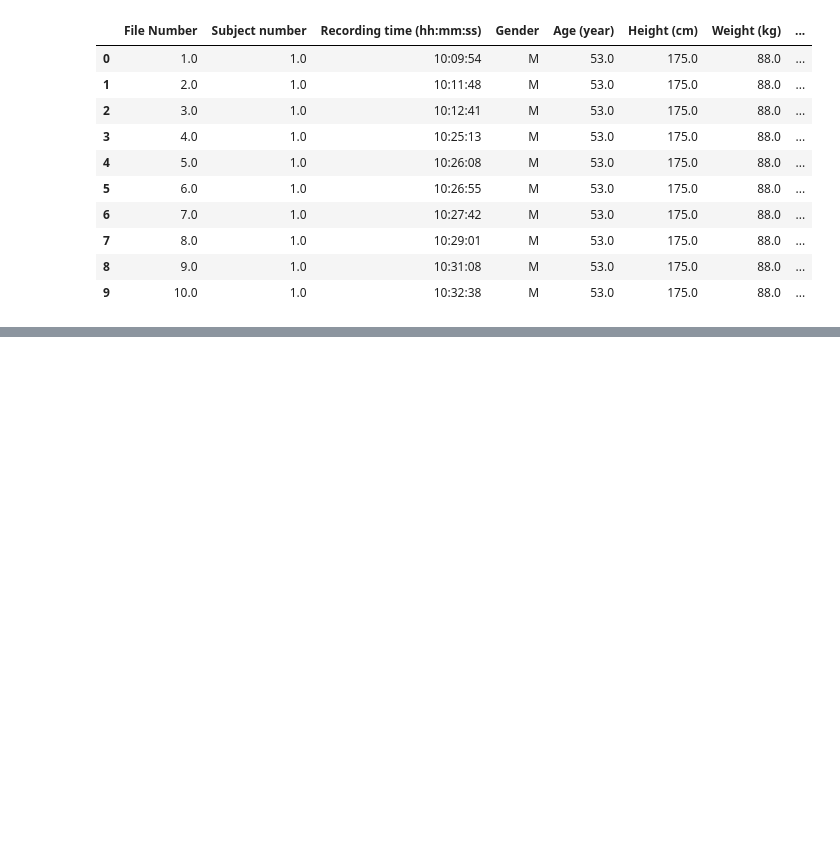
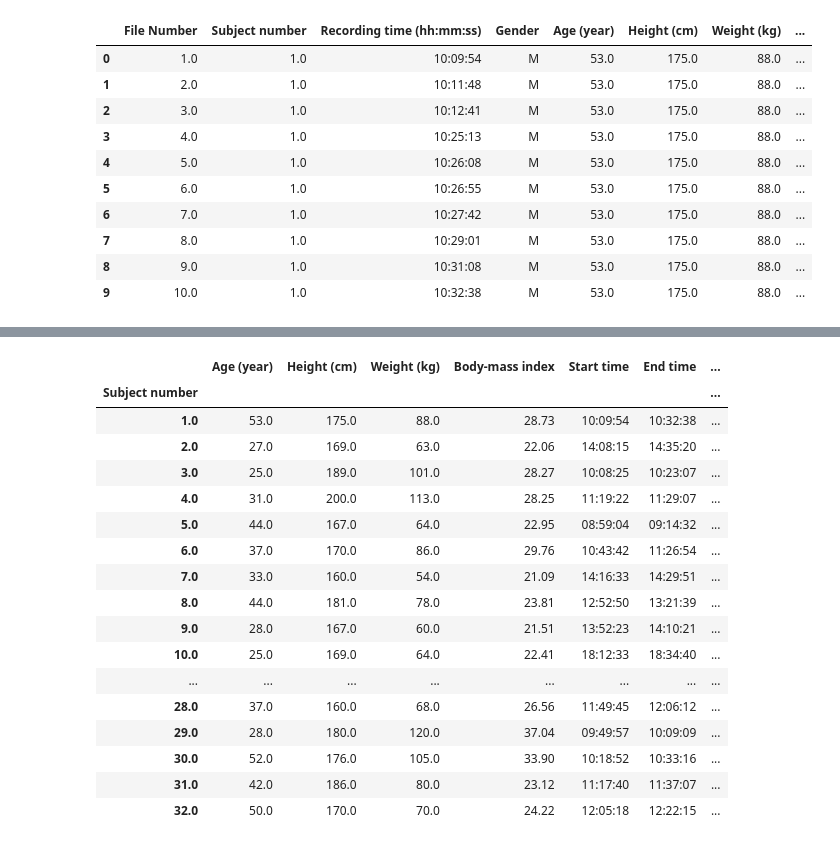
Before and after one commit to Henry7755/ProJect64, a Jupyter notebook: src/demographics.ipynb, the cells around one changed output, grey strips where cells are left out. Cells and saved outputs as stored; diff of their text form; code cells hidden in the pictures; blank space fills up the shorter version.

```diff
--- a/src/demographics.ipynb
+++ b/src/demographics.ipynb
@@ -269,0 +247,9 @@ heart_rate_distr
+# %%
+subject_info = df[["Subject number","Age (year)","Height (cm)","Weight (kg)","Body-mass index"]]
+
+# Drop duplicates so each subject appears only once
+unique_subject_info = subject_info.drop_duplicates(subset=["Subject number"])
+
+# (Optional) Set subject as index
+unique_subject_info.set_index("Subject number", inplace=True)
+unique_subject_info
@@ -269,0 +275,27 @@ heart_rate_distr
+# %%
+new_df = unique_subject_info.join(duration_df.set_index("Subject number"), on="Subject number", how="inner")
+mean_series = heart_rate_distr["mean"]
+mean_df = mean_series.unstack("Before (B)  / after (A) activity")
+mean_df = mean_df.reset_index()
+mean_df.columns = ['Subject number', 'heart_rate_Before', 'heart_rate_After']
+new_df = new_df.join(mean_df.set_index("Subject number"), on="Subject number", how="left")
+new_df
+# %% [output]
+|  | Age (year) | Height (cm) | Weight (kg) | Body-mass index | Start time | End time | ... |
+| Subject number |  |  |  |  |  |  | ... |
+| 1.0 | 53.0 | 175.0 | 88.0 | 28.73 | 10:09:54 | 10:32:38 | ... |
+| 2.0 | 27.0 | 169.0 | 63.0 | 22.06 | 14:08:15 | 14:35:20 | ... |
+| 3.0 | 25.0 | 189.0 | 101.0 | 28.27 | 10:08:25 | 10:23:07 | ... |
+| 4.0 | 31.0 | 200.0 | 113.0 | 28.25 | 11:19:22 | 11:29:07 | ... |
+| 5.0 | 44.0 | 167.0 | 64.0 | 22.95 | 08:59:04 | 09:14:32 | ... |
+| 6.0 | 37.0 | 170.0 | 86.0 | 29.76 | 10:43:42 | 11:26:54 | ... |
+| 7.0 | 33.0 | 160.0 | 54.0 | 21.09 | 14:16:33 | 14:29:51 | ... |
+| 8.0 | 44.0 | 181.0 | 78.0 | 23.81 | 12:52:50 | 13:21:39 | ... |
+| 9.0 | 28.0 | 167.0 | 60.0 | 21.51 | 13:52:23 | 14:10:21 | ... |
+| 10.0 | 25.0 | 169.0 | 64.0 | 22.41 | 18:12:33 | 18:34:40 | ... |
+| ... | ... | ... | ... | ... | ... | ... | ... |
+| 28.0 | 37.0 | 160.0 | 68.0 | 26.56 | 11:49:45 | 12:06:12 | ... |
+| 29.0 | 28.0 | 180.0 | 120.0 | 37.04 | 09:49:57 | 10:09:09 | ... |
+| 30.0 | 52.0 | 176.0 | 105.0 | 33.90 | 10:18:52 | 10:33:16 | ... |
+| 31.0 | 42.0 | 186.0 | 80.0 | 23.12 | 11:17:40 | 11:37:07 | ... |
+| 32.0 | 50.0 | 170.0 | 70.0 | 24.22 | 12:05:18 | 12:22:15 | ... |
```
Also changed, not shown: parts of 12 cells of this notebook.
